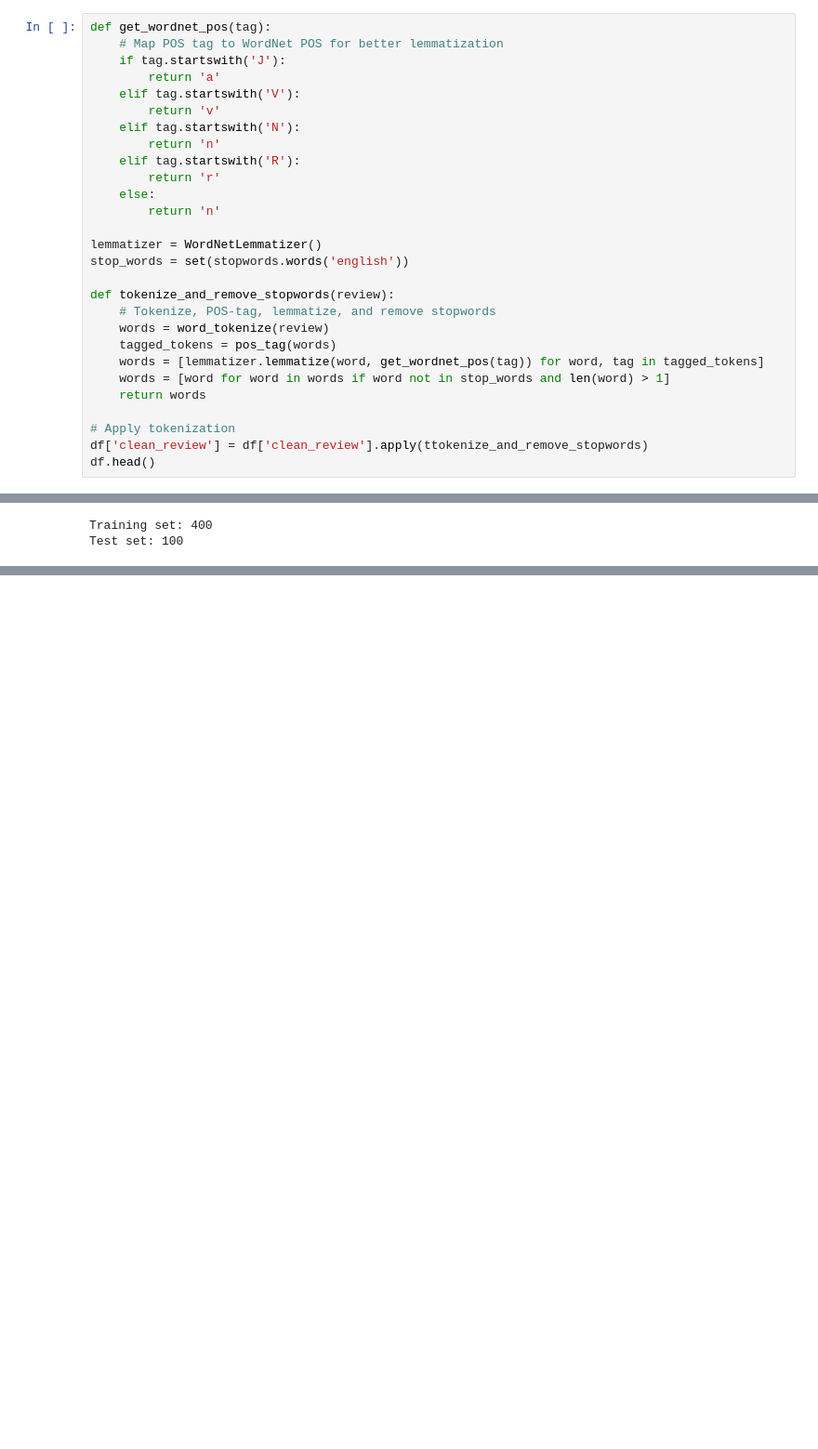
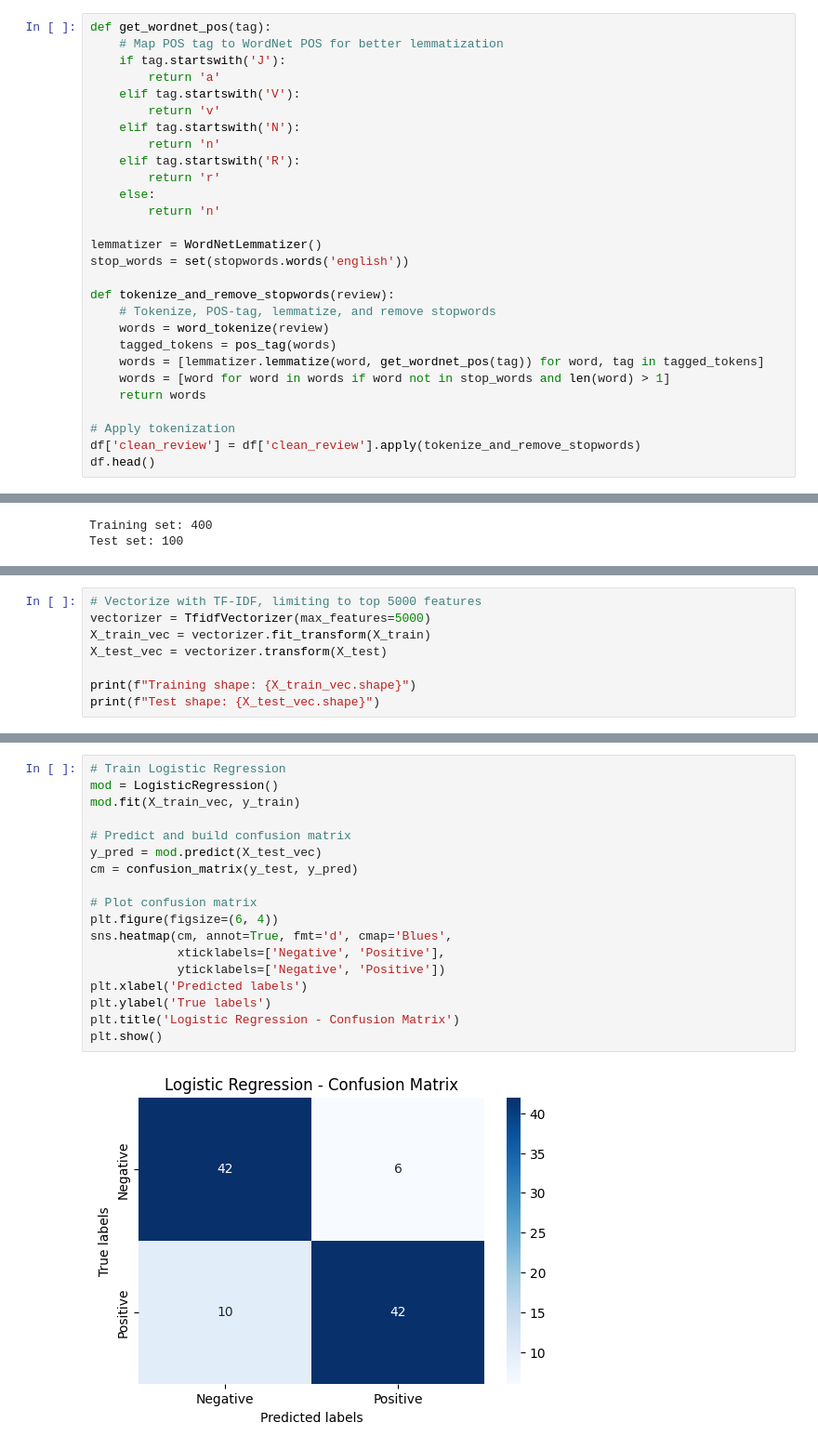
Before and after one commit to krauseannelize/nlp-movie-sentiment, a Jupyter notebook: notebooks/02-sentiment-huggingface.ipynb, the cells around one changed output, grey strips where cells are left out. Shown at 93% size. Saved outputs shown, nothing was run; the diff lists cells and outputs as text; blank space fills up the shorter version.

```diff
--- a/notebooks/02-sentiment-huggingface.ipynb
+++ b/notebooks/02-sentiment-huggingface.ipynb
@@ -139,7 +153,7 @@ def tokenize_and_remove_stopwords(review):
     return words
 
 # Apply tokenization
-df['clean_review'] = df['clean_review'].apply(ttokenize_and_remove_stopwords)
+df['clean_review'] = df['clean_review'].apply(tokenize_and_remove_stopwords)
 df.head()
 # %% [output]
 |  | review | sentiment | review_length | clean_review |
@@ -223,0 +240,8 @@ Test set: 100
+# %%
+# Vectorize with TF-IDF, limiting to top 5000 features
+vectorizer = TfidfVectorizer(max_features=5000)
+X_train_vec = vectorizer.fit_transform(X_train)
+X_test_vec = vectorizer.transform(X_test)
+
+print(f"Training shape: {X_train_vec.shape}")
+print(f"Test shape: {X_test_vec.shape}")
@@ -223,0 +255,20 @@ Test set: 100
+# %%
+# Train Logistic Regression
+mod = LogisticRegression()
+mod.fit(X_train_vec, y_train)
+
+# Predict and build confusion matrix
+y_pred = mod.predict(X_test_vec)
+cm = confusion_matrix(y_test, y_pred)
+
+# Plot confusion matrix
+plt.figure(figsize=(6, 4))
+sns.heatmap(cm, annot=True, fmt='d', cmap='Blues',
+            xticklabels=['Negative', 'Positive'],
+            yticklabels=['Negative', 'Positive'])
+plt.xlabel('Predicted labels')
+plt.ylabel('True labels')
+plt.title('Logistic Regression - Confusion Matrix')
+plt.show()
+# %% [output]
+[figure, added]
```
Also changed, not shown: parts of 12 cells of this notebook, 3 other files.
